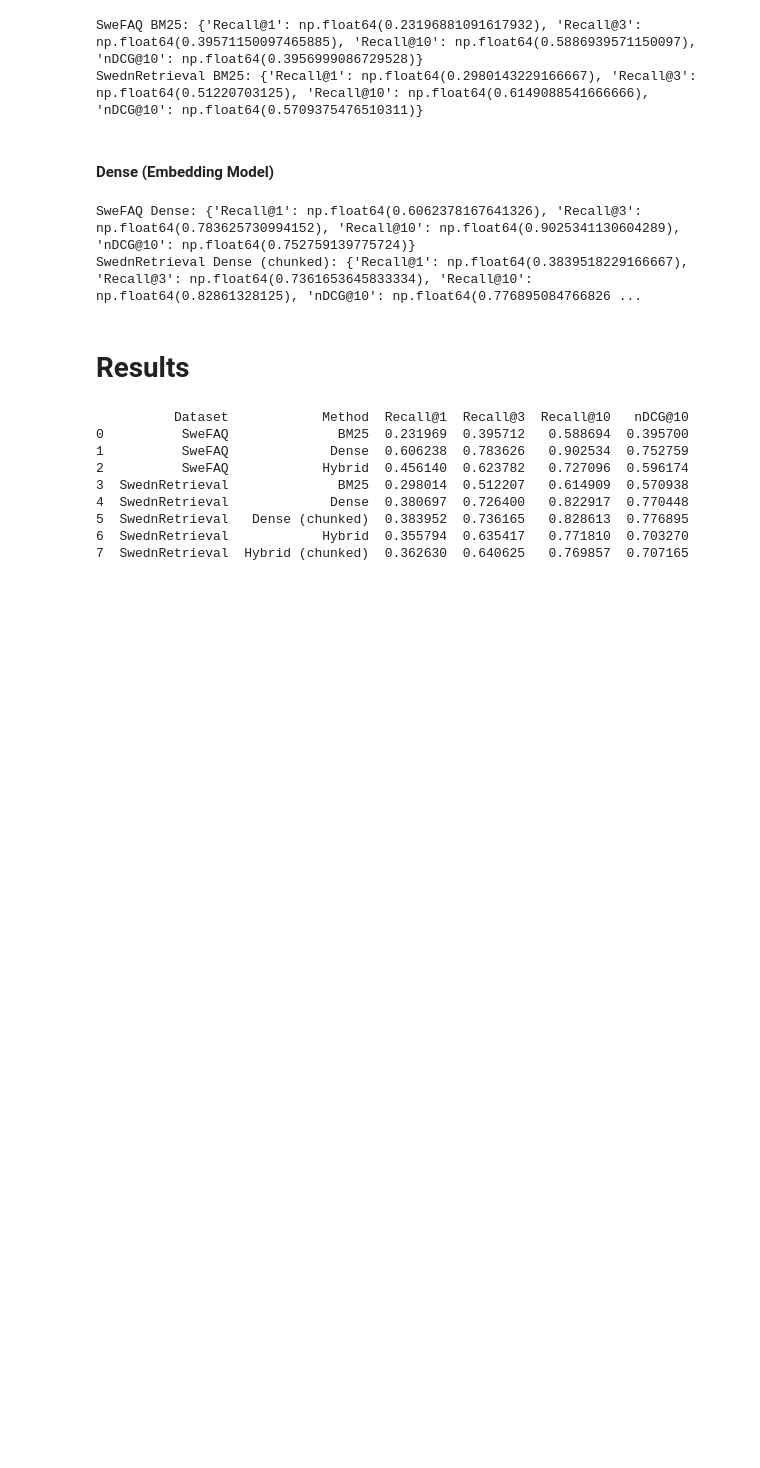
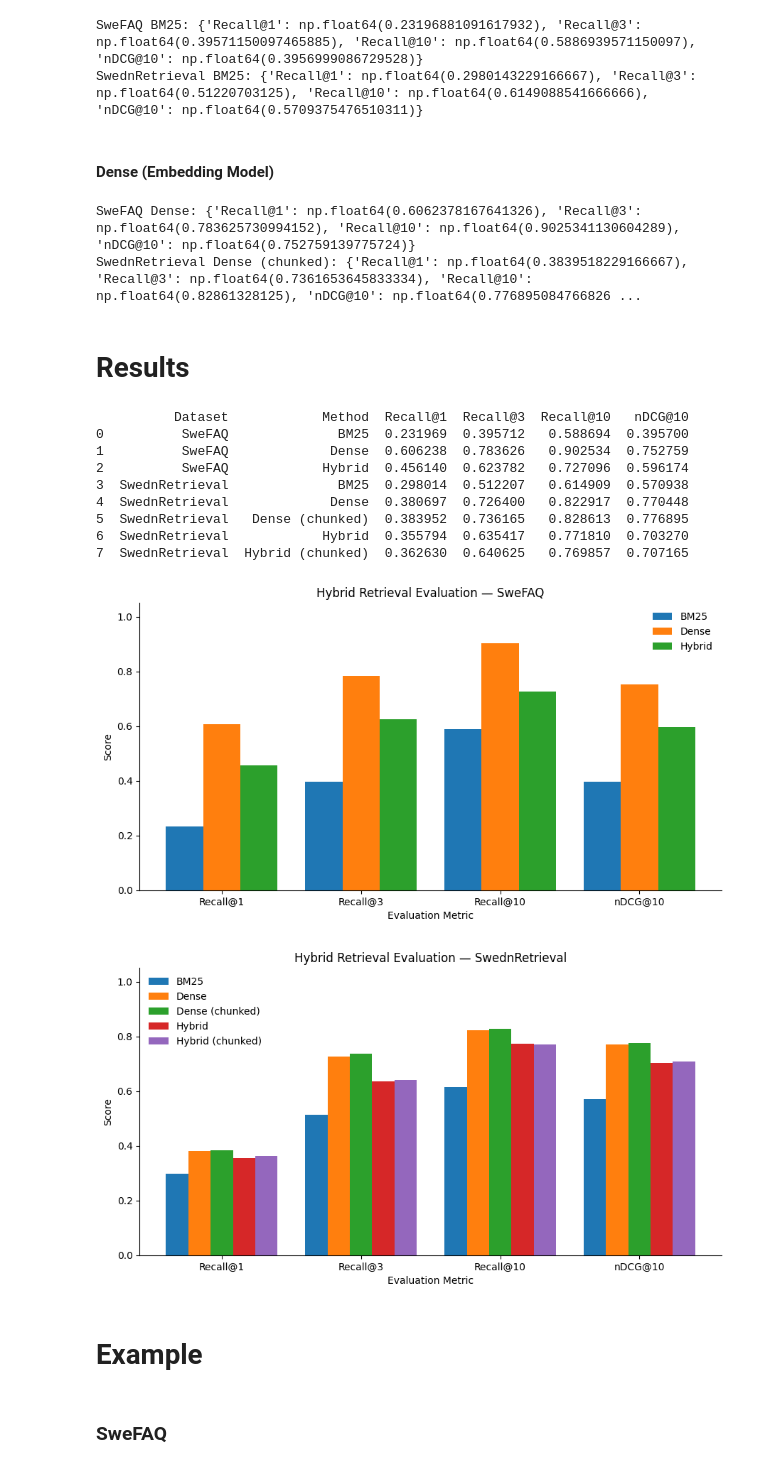
Before and after one commit to medhuuuu/swedish-retrieval-project, a Jupyter notebook: notebooks/04_hybrid_retrieval.ipynb, the cells around one changed output. Drawn from its saved outputs; the diff is of its cells as text; code cells hidden in the pictures; blank space fills up the shorter version.

```diff
--- a/notebooks/04_hybrid_retrieval.ipynb
+++ b/notebooks/04_hybrid_retrieval.ipynb
@@ -332,3 +322,52 @@ print(all_results)
 import os
 os.makedirs("../results", exist_ok=True)
 all_results.to_csv("../results/all_retrieval_results.csv", index=False)
+# %%
+import matplotlib.pyplot as plt
+import numpy as np
+
+# Evaluation metrics
+metrics = ["Recall@1", "Recall@3", "Recall@10", "nDCG@10"]
+
+# Prepare results
+plot_data = all_results.copy()
+plot_data["Method"] = plot_data["Method"].astype(str)
+
+# Create separate plots for each dataset
+for dataset in plot_data["Dataset"].unique():
+
+    dataset_data = plot_data[plot_data["Dataset"] == dataset]
+
+    x = np.arange(len(metrics))
+    n_methods = len(dataset_data)
+    width = 0.8 / n_methods
+
+    fig, ax = plt.subplots(figsize=(9, 5))
+
+    for i, (_, row) in enumerate(dataset_data.iterrows()):
+        ax.bar(
+            x - 0.4 + width / 2 + i * width,
+            [row[m] for m in metrics],
+            width,
+            label=row["Method"]
+        )
+
+    ax.set_xlabel("Evaluation Metric")
+    ax.set_ylabel("Score")
+    ax.set_title(f"Hybrid Retrieval Evaluation — {dataset}")
+    ax.set_xticks(x)
+    ax.set_xticklabels(metrics)
+    ax.set_ylim(0, 1.05)
+
+    ax.grid(False)
+    ax.spines["top"].set_visible(False)
+    ax.spines["right"].set_visible(False)
+
+    ax.legend(frameon=False)
+    plt.tight_layout()
+    plt.show()
+# %% [output]
+[figure, added]
+[figure, added]
+# %% [markdown]
+# Example
@@ -334,0 +394,2 @@ all_results.to_csv("../results/all_retrieval_results.csv", index=False)
+# %% [markdown]
+### SweFAQ
```
Also changed, not shown: parts of 7 cells of this notebook.
